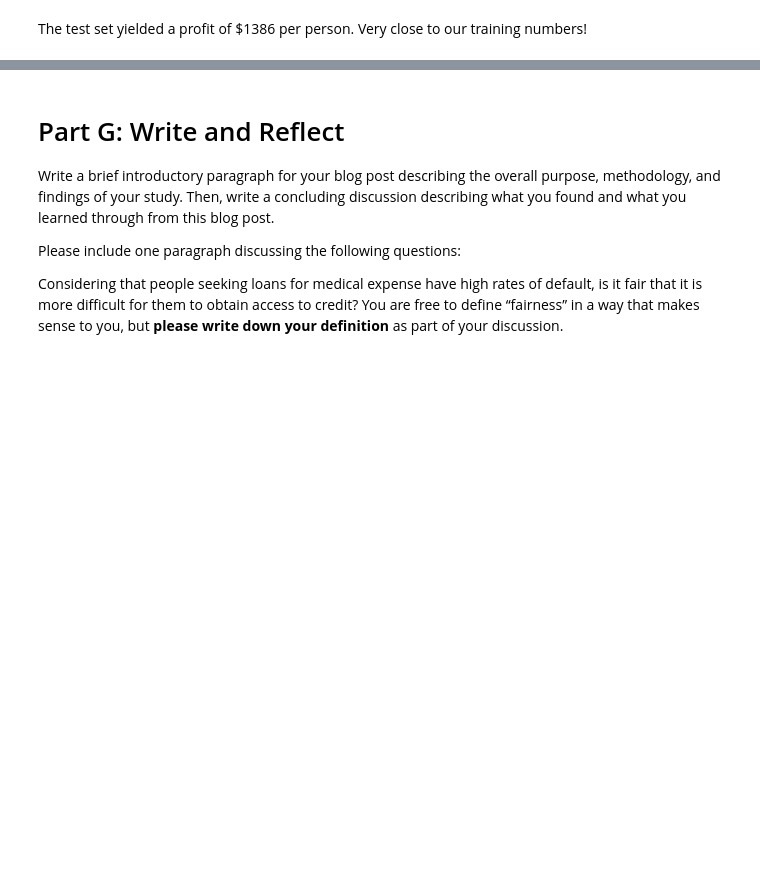
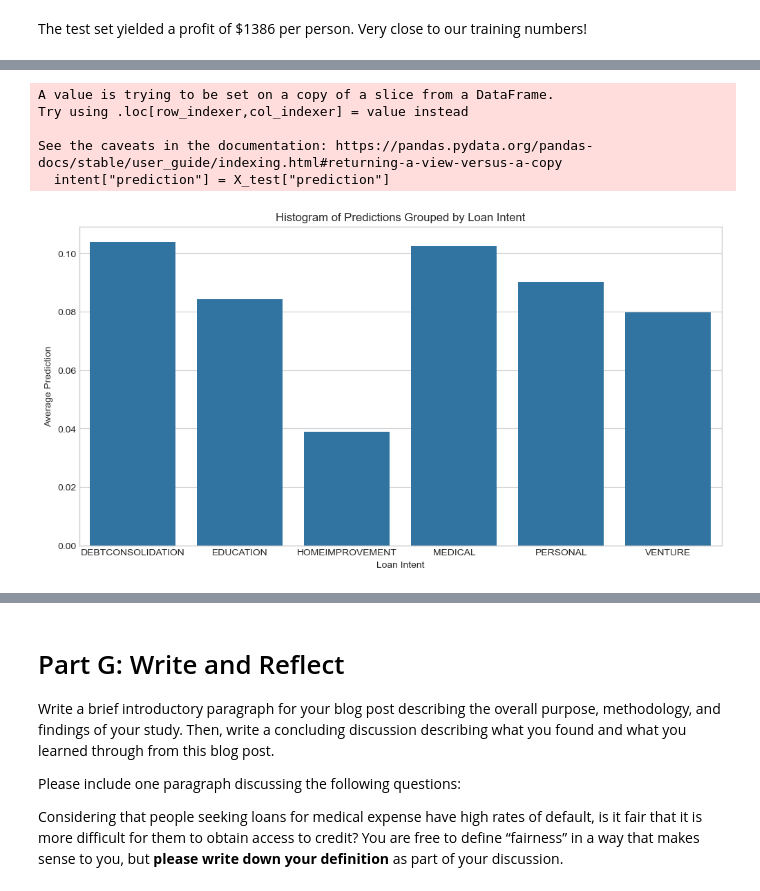
Before and after one commit to charliemoore00/charliemoore00.github.io, a Jupyter notebook: posts/whose-costs/index.ipynb, the cells around one changed output, grey strips where cells are left out. Drawn from its saved outputs; the diff is of its cells as text; code cells hidden in the pictures; blank space fills up the shorter version.

```diff
--- a/posts/whose-costs/index.ipynb
+++ b/posts/whose-costs/index.ipynb
@@ -368,0 +411,20 @@ Now let's evaluate the model from the perspective of the prospective borrowers.
+# %%
+intent = test[["loan_intent", "loan_status"]]
+intent["prediction"] = X_test["prediction"]
+# %% [output]
+A value is trying to be set on a copy of a slice from a DataFrame.
+Try using .loc[row_indexer,col_indexer] = value instead
+
+See the caveats in the documentation: https://pandas.pydata.org/pandas-docs/stable/user_guide/indexing.html#returning-a-view-versus-a-copy
+  intent["prediction"] = X_test["prediction"]
+# %%
+pred_means = intent.groupby('loan_intent')['prediction'].mean().reset_index()
+
+plt.figure(figsize=(12, 6))
+sns.barplot(x='loan_intent', y='prediction', data=pred_means)
+plt.title('Histogram of Predictions Grouped by Loan Intent')
+plt.xlabel('Loan Intent')
+plt.ylabel('Average Prediction')
+plt.show()
+# %% [output]
+[figure, added]
```
Also changed, not shown: parts of 12 cells of this notebook, 13 other files.
